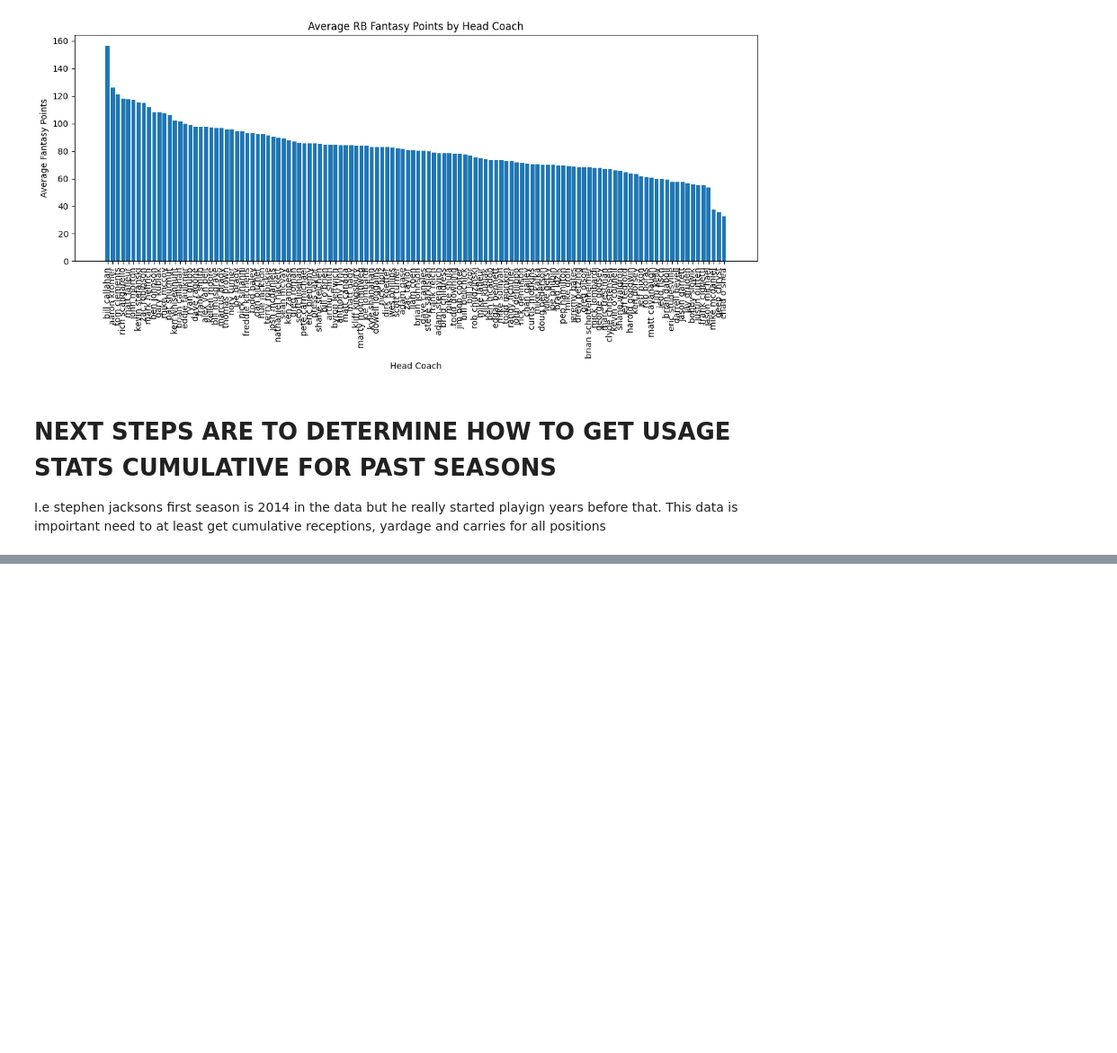
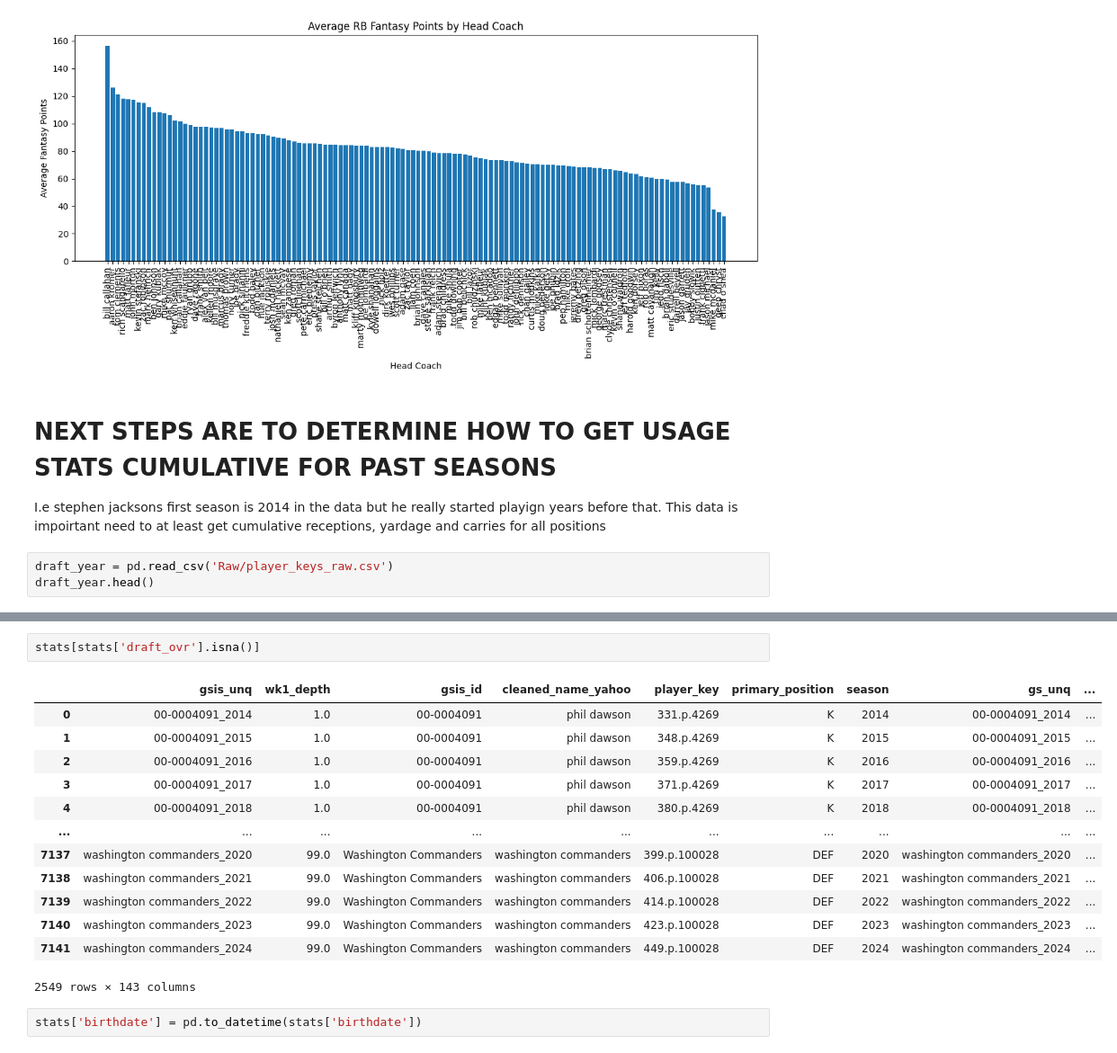
Before and after one commit to nicriv831/Fantasy-Football-Machine, a Jupyter notebook: EDA.ipynb, the cells around one changed output, grey strips where cells are left out. Shown at 90% size. Saved outputs shown, nothing was run; the diff lists cells and outputs as text; blank space fills up the shorter version.

```diff
--- a/EDA.ipynb
+++ b/EDA.ipynb
@@ -113,3 +133,6 @@ plt.show()
 # NEXT STEPS ARE TO DETERMINE HOW TO GET USAGE STATS CUMULATIVE FOR PAST SEASONS
 
 I.e stephen jacksons first season is 2014 in the data but he really started playign years before that. This data is impoirtant need to at least get cumulative receptions, yardage and carries for all positions
+# %%
+draft_year = pd.read_csv('Raw/player_keys_raw.csv')
+draft_year.head()
@@ -115,0 +191,18 @@ I.e stephen jacksons first season is 2014 in the data but he really started play
+# %%
+stats[stats['draft_ovr'].isna()]
+# %% [output]
+|  | gsis_unq | wk1_depth | gsis_id | cleaned_name_yahoo | player_key | primary_position | season | gs_unq | ... |
+| 0 | 00-0004091_2014 | 1.0 | 00-0004091 | phil dawson | 331.p.4269 | K | 2014 | 00-0004091_2014 | ... |
+| 1 | 00-0004091_2015 | 1.0 | 00-0004091 | phil dawson | 348.p.4269 | K | 2015 | 00-0004091_2015 | ... |
+| 2 | 00-0004091_2016 | 1.0 | 00-0004091 | phil dawson | 359.p.4269 | K | 2016 | 00-0004091_2016 | ... |
+| 3 | 00-0004091_2017 | 1.0 | 00-0004091 | phil dawson | 371.p.4269 | K | 2017 | 00-0004091_2017 | ... |
+| 4 | 00-0004091_2018 | 1.0 | 00-0004091 | phil dawson | 380.p.4269 | K | 2018 | 00-0004091_2018 | ... |
+| ... | ... | ... | ... | ... | ... | ... | ... | ... | ... |
+| 7137 | washington commanders_2020 | 99.0 | Washington Commanders | washington commanders | 399.p.100028 | DEF | 2020 | washington commanders_2020 | ... |
+| 7138 | washington commanders_2021 | 99.0 | Washington Commanders | washington commanders | 406.p.100028 | DEF | 2021 | washington commanders_2021 | ... |
+| 7139 | washington commanders_2022 | 99.0 | Washington Commanders | washington commanders | 414.p.100028 | DEF | 2022 | washington commanders_2022 | ... |
+| 7140 | washington commanders_2023 | 99.0 | Washington Commanders | washington commanders | 423.p.100028 | DEF | 2023 | washington commanders_2023 | ... |
+| 7141 | washington commanders_2024 | 99.0 | Washington Commanders | washington commanders | 449.p.100028 | DEF | 2024 | washington commanders_2024 | ... |
+2549 rows × 143 columns
+# %%
+stats['birthdate'] = pd.to_datetime(stats['birthdate'])
```
Also changed, not shown: parts of 35 cells of this notebook, 3 other files.
